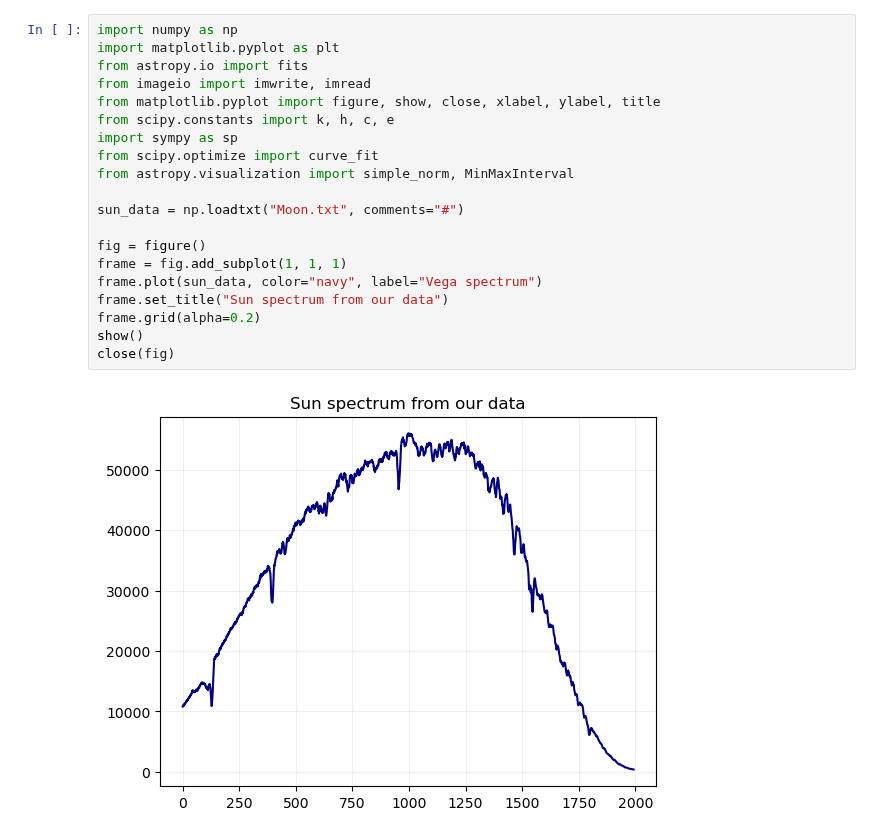
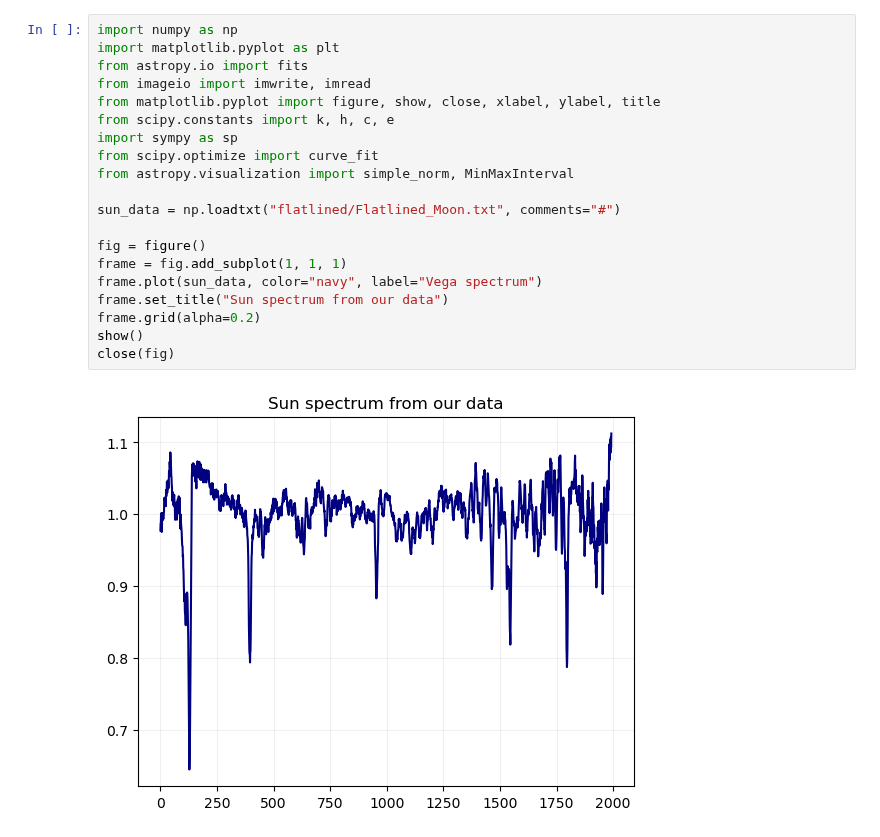
Before and after one commit to Timobrenn/G99-Spectroscopy, a Jupyter notebook: FWHM-sun.ipynb, the cells around one changed output. Cells and saved outputs as stored; diff of their text form.

Commit message:
fix: now using our data instead of Reynier's

```diff
--- a/FWHM-sun.ipynb
+++ b/FWHM-sun.ipynb
@@ -1,23 +1,23 @@
 # %%
 import numpy as np
 import matplotlib.pyplot as plt
 from astropy.io import fits
 from imageio import imwrite, imread
 from matplotlib.pyplot import figure, show, close, xlabel, ylabel, title
 from scipy.constants import k, h, c, e
 import sympy as sp
 from scipy.optimize import curve_fit
 from astropy.visualization import simple_norm, MinMaxInterval
 
-sun_data = np.loadtxt("Moon.txt", comments="#")
+sun_data = np.loadtxt("flatlined/Flatlined_Moon.txt", comments="#")
 
 fig = figure()
 frame = fig.add_subplot(1, 1, 1)
 frame.plot(sun_data, color="navy", label="Vega spectrum")
 frame.set_title("Sun spectrum from our data")
 frame.grid(alpha=0.2)
 show()
 close(fig)
 # %% [output]
-[figure, old version]
+[figure, new version]
 # %%
```
Also changed, not shown: parts of 2 cells of this notebook, 6 other files.
